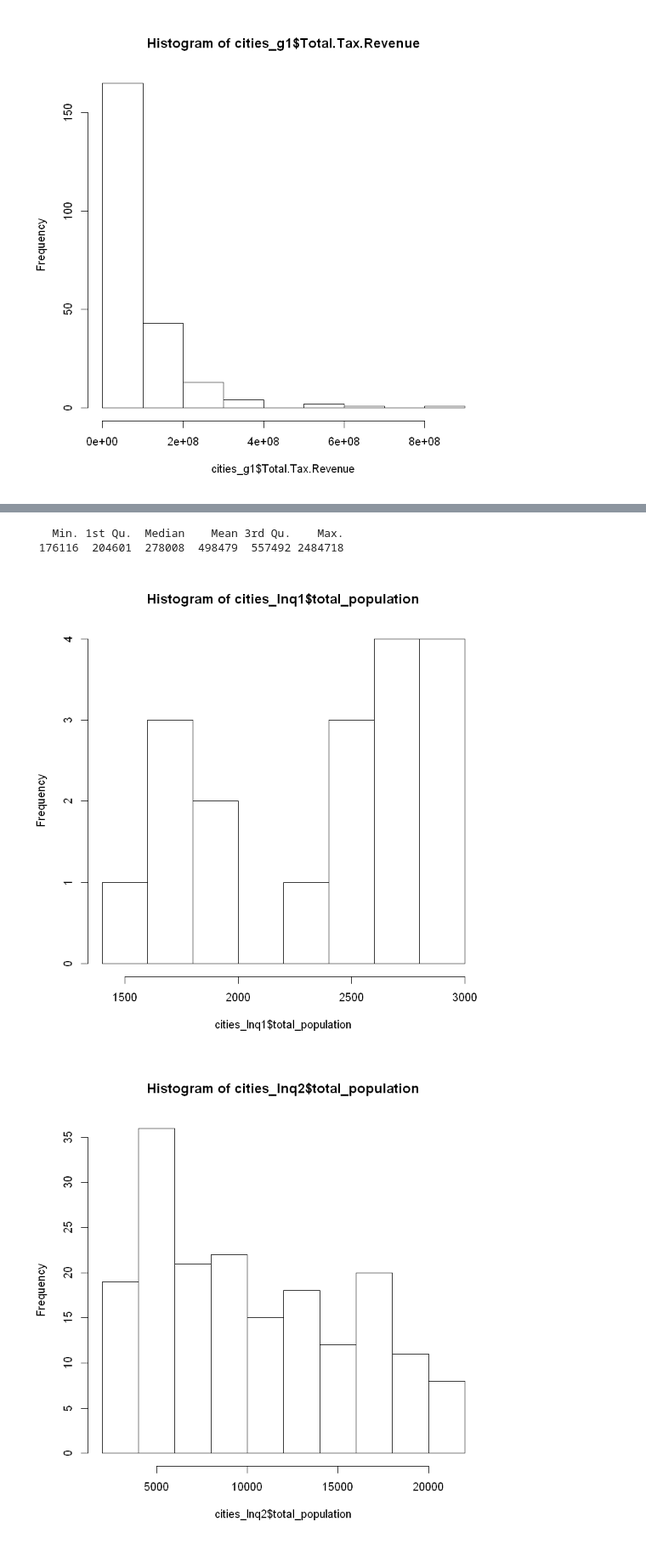
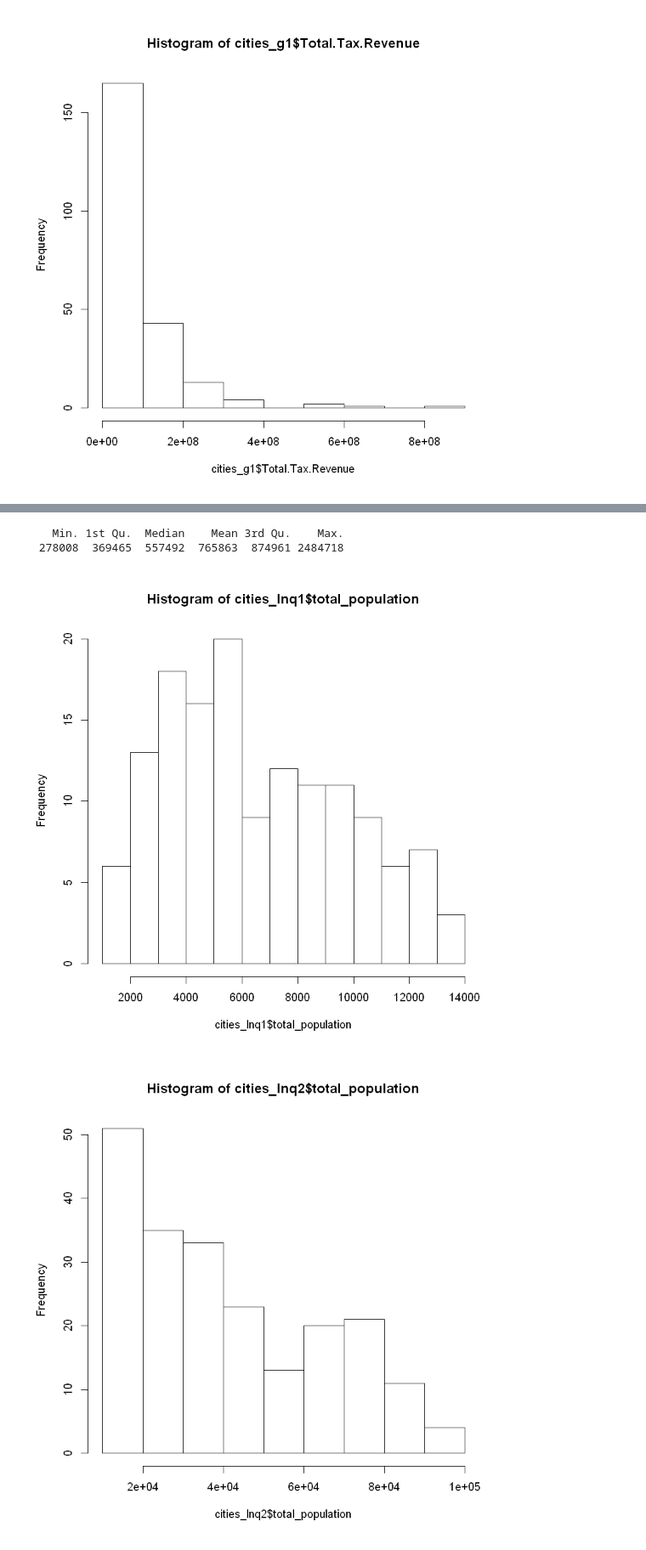
Before and after one commit to cetlab-ucsb/caeecc-energy-efficiency, a Jupyter notebook: notebooks/r-notebooks/Cities Grouping Methods.ipynb, the cells around one changed output, grey strips where cells are left out. Shown: that part at 85% size. Saved outputs shown, nothing was run; the diff lists cells and outputs as text; code cells hidden in the pictures.

```diff
--- a/notebooks/r-notebooks/Cities Grouping Methods.ipynb
+++ b/notebooks/r-notebooks/Cities Grouping Methods.ipynb
@@ -128,3 +153,6 @@ hist(cities_g1$Total.Tax.Revenue)
 [figure]
 [figure]
 [figure]
+# %%
+cities$ln_pop = log(cities$total_population)
+hist(cities$ln_pop)
@@ -132,13 +162,13 @@ hist(cities_g1$Total.Tax.Revenue)
 #cities by log population, log in order to fix skew of population, might make more even groups than the previous method
 
 cities$ln_pop = log(cities$total_population)
+hist(cities$ln_pop)
 
-cities_lnq1 <- subset(cities, ln_pop < 8)
-cities_lnq2 <- subset(cities, ln_pop >= 8 & ln_pop < 10)
-cities_lnq3 <- subset(cities, ln_pop >= 10 & ln_pop < 12)
-cities_lnq4 <- subset(cities, ln_pop > 12)
 
-cities_lnq <- c(cities_lnq1, cities_lnq2, cities_lnq3, cities_lnq4)
+cities_lnq1 <- subset(cities, ln_pop < 9.5)
+cities_lnq2 <- subset(cities, ln_pop >= 9.5 & ln_pop < 11.5)
+cities_lnq3 <- subset(cities, ln_pop >= 11.5 & ln_pop < 12.5)
+cities_lnq4 <- subset(cities, ln_pop > 12.5)
 
 
 count(cities_lnq1)
@@ -155,5 +185,10 @@ hist(cities_lnq1$total_population)
 hist(cities_lnq2$total_population)
 hist(cities_lnq3$total_population)
 hist(cities_lnq4$total_population)
+
+lm(Total.Claims ~ total_population + Budget + Total.Tax.Revenue + Total.Programs + ces_score_median + TotalFirstYearGrosskWh, data = cities_lnq1)
+lm(Total.Claims ~ total_population + Budget + Total.Tax.Revenue + Total.Programs + ces_score_median + TotalFirstYearGrosskWh, data = cities_lnq2)
+lm(Total.Claims ~ total_population + Budget + Total.Tax.Revenue + Total.Programs + ces_score_median + TotalFirstYearGrosskWh, data = cities_lnq3)
+lm(Total.Claims ~ total_population + Budget + Total.Tax.Revenue + Total.Programs + ces_score_median + TotalFirstYearGrosskWh, data = cities_lnq4)
 # %% [output]
 | n |
@@ -173,4 +208,4 @@ hist(cities_lnq4$total_population)
    Min. 1st Qu.  Median    Mean 3rd Qu.    Max.
- 176116  204601  278008  498479  557492 2484718
+ 278008  369465  557492  765863  874961 2484718
-[figure, old version]
+[figure, new version]
-[figure, old version]
+[figure, new version]
```
Also changed, not shown: parts of 8 cells of this notebook, 2 other files.
